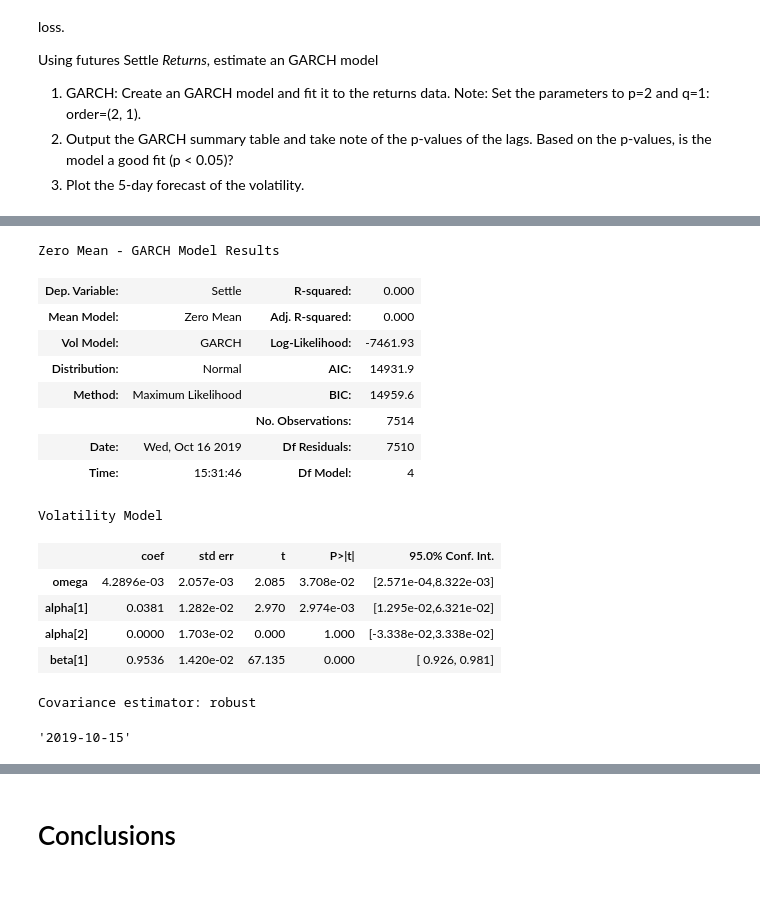
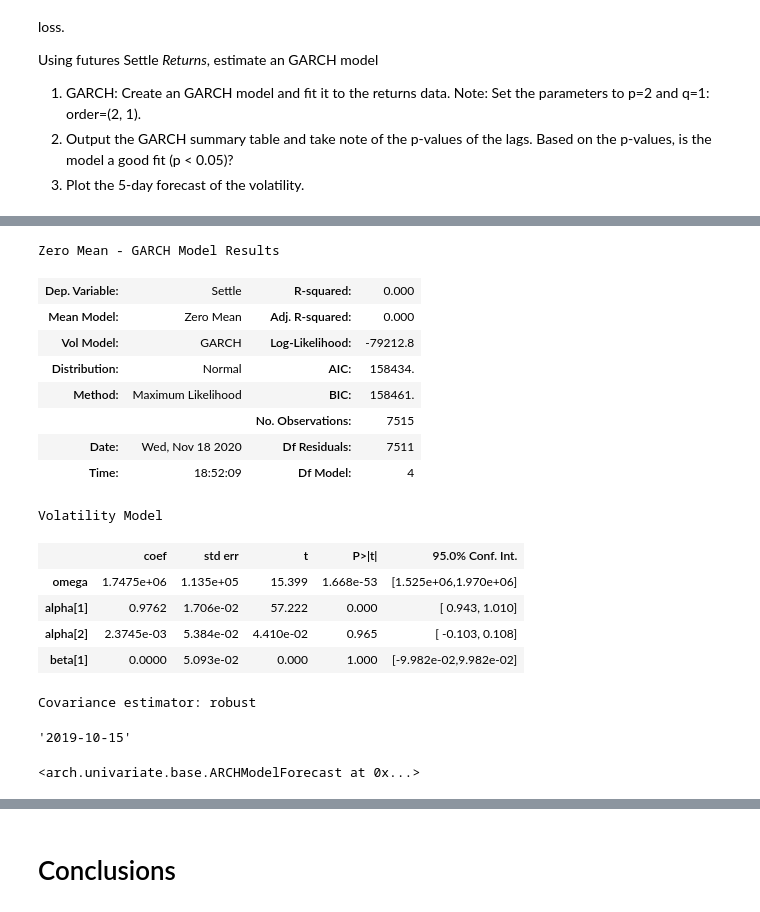
Before and after one commit to jorgeabud/time_series, a Jupyter notebook: Starter_Code/time_series_analysis.ipynb, the cells around one changed output, grey strips where cells are left out. Cells and saved outputs as stored; diff of their text form; code cells hidden in the pictures.

```diff
--- a/Starter_Code/time_series_analysis.ipynb
+++ b/Starter_Code/time_series_analysis.ipynb
@@ -241,0 +242,3 @@ import arch
+# %%
+settle_data_vol = yen_futures["Settle"]
+settle_data_vol.head()
@@ -243,27 +254,30 @@ import arch
 # Estimate a GARCH model:
 # YOUR CODE HERE!
 
+model_garch = arch_model(settle_data_vol, mean="Zero", vol="GARCH", p=2, q=1)
 # Fit the model
 # YOUR CODE HERE!
+garch_results = model_garch.fit(disp="off")
 # %%
 # Summarize the model results
 # YOUR CODE HERE!
+garch_results.summary()
 # %% [output]
 Zero Mean - GARCH Model Results
 | Dep. Variable: | Settle | R-squared: | 0.000 |
 | Mean Model: | Zero Mean | Adj. R-squared: | 0.000 |
-| Vol Model: | GARCH | Log-Likelihood: | -7461.93 |
-| Distribution: | Normal | AIC: | 14931.9 |
-| Method: | Maximum Likelihood | BIC: | 14959.6 |
-|  |  | No. Observations: | 7514 |
-| Date: | Wed, Oct 16 2019 | Df Residuals: | 7510 |
-| Time: | 15:31:46 | Df Model: | 4 |
+| Vol Model: | GARCH | Log-Likelihood: | -79212.8 |
+| Distribution: | Normal | AIC: | 158434. |
+| Method: | Maximum Likelihood | BIC: | 158461. |
+|  |  | No. Observations: | 7515 |
+| Date: | Wed, Nov 18 2020 | Df Residuals: | 7511 |
+| Time: | 18:52:09 | Df Model: | 4 |
 Volatility Model
 |  | coef | std err | t | P>|t| | 95.0% Conf. Int. |
-| omega | 4.2896e-03 | 2.057e-03 | 2.085 | 3.708e-02 | [2.571e-04,8.322e-03] |
-| alpha[1] | 0.0381 | 1.282e-02 | 2.970 | 2.974e-03 | [1.295e-02,6.321e-02] |
-| alpha[2] | 0.0000 | 1.703e-02 | 0.000 | 1.000 | [-3.338e-02,3.338e-02] |
-| beta[1] | 0.9536 | 1.420e-02 | 67.135 | 0.000 | [ 0.926, 0.981] |
+| omega | 1.7475e+06 | 1.135e+05 | 15.399 | 1.668e-53 | [1.525e+06,1.970e+06] |
+| alpha[1] | 0.9762 | 1.706e-02 | 57.222 | 0.000 | [ 0.943, 1.010] |
+| alpha[2] | 2.3745e-03 | 5.384e-02 | 4.410e-02 | 0.965 | [ -0.103, 0.108] |
+| beta[1] | 0.0000 | 5.093e-02 | 0.000 | 1.000 | [-9.982e-02,9.982e-02] |
 Covariance estimator: robust
 # %%
 # Find the last day of the dataset
@@ -276,6 +290,10 @@ last_day
 forecast_horizon = 5
 # Start the forecast using the last_day calculated above
 # YOUR CODE HERE!
+forecasts = garch_results.forecast(start="2019-10-15", horizon=forecast_horizon)
+forecasts
+# %% [output]
+<arch.univariate.base.ARCHModelForecast at 0x...>
 # %%
 # Annualize the forecast
 intermediate = np.sqrt(forecasts.variance.dropna() * 252)
```
Also changed, not shown: parts of 7 cells of this notebook.
